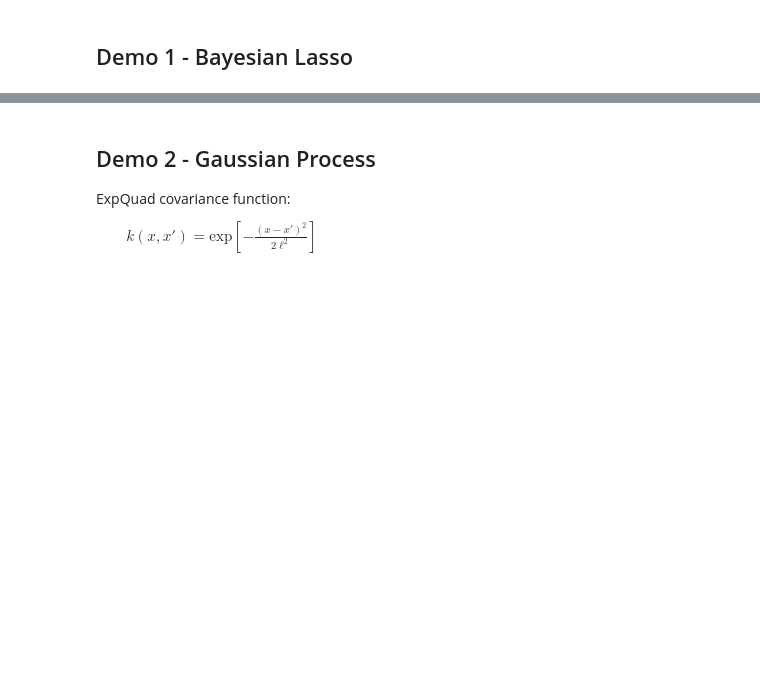
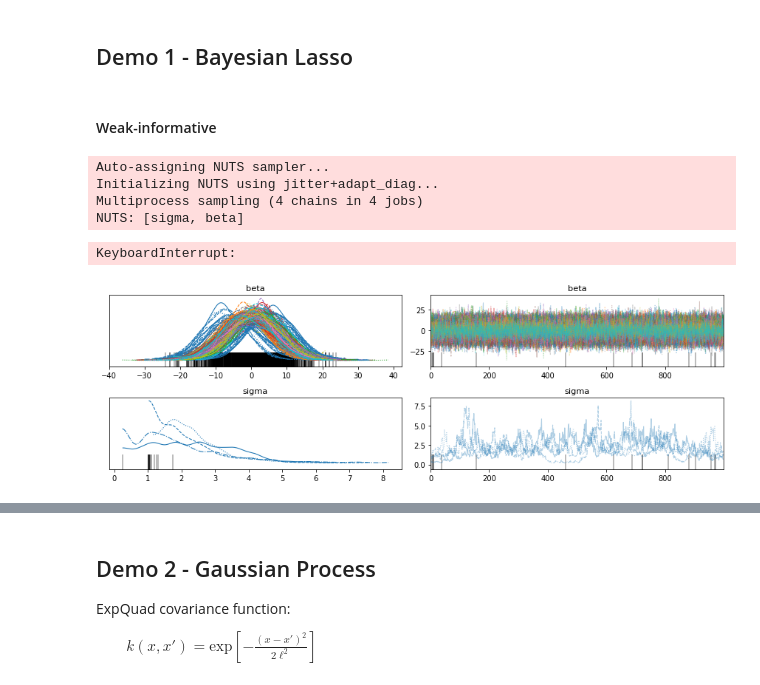
Before and after one commit to Sta663-Sp22/exercises, a Jupyter notebook: class_2022_03_23.ipynb, the cells around one changed output, grey strips where cells are left out. Drawn from its saved outputs; the diff is of its cells as text; code cells hidden in the pictures; blank space fills up the shorter version.

```diff
--- a/class_2022_03_23.ipynb
+++ b/class_2022_03_23.ipynb
@@ -19,3 +19,26 @@ beta[[10,30,50,70]] =  10
 beta[[20,40,60,80]] = -10
 
 y = X @ beta + np.random.normal(size=n)
+# %% [markdown]
+#### Weak-informative
+# %%
+with pm.Model() as bayes_weak:
+    b = pm.Normal("beta", mu=0, sigma=10, shape=k)
+    y_est = X @ b
+
+    s = pm.HalfNormal("sigma", sd=2)
+    y_ = pm.Normal("y", mu = y_est, sigma=s, observed=y)
+# %%
+with bayes_weak:
+    trace = pm.sample(return_inferencedata=True, random_seed=12345)
+# %% [output]
+Auto-assigning NUTS sampler...
+Initializing NUTS using jitter+adapt_diag...
+Multiprocess sampling (4 chains in 4 jobs)
+NUTS: [sigma, beta]
+KeyboardInterrupt:
+# %%
+az.plot_trace(trace)
+plt.tight_layout()
+# %% [output]
+[figure, added]
```
Also changed, not shown: parts of 32 cells of this notebook.
